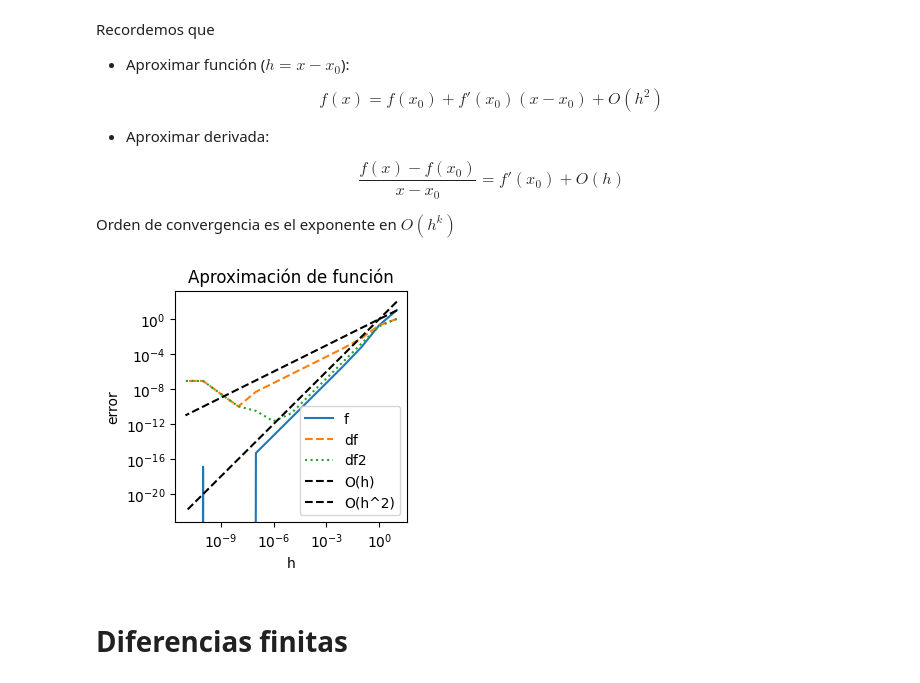
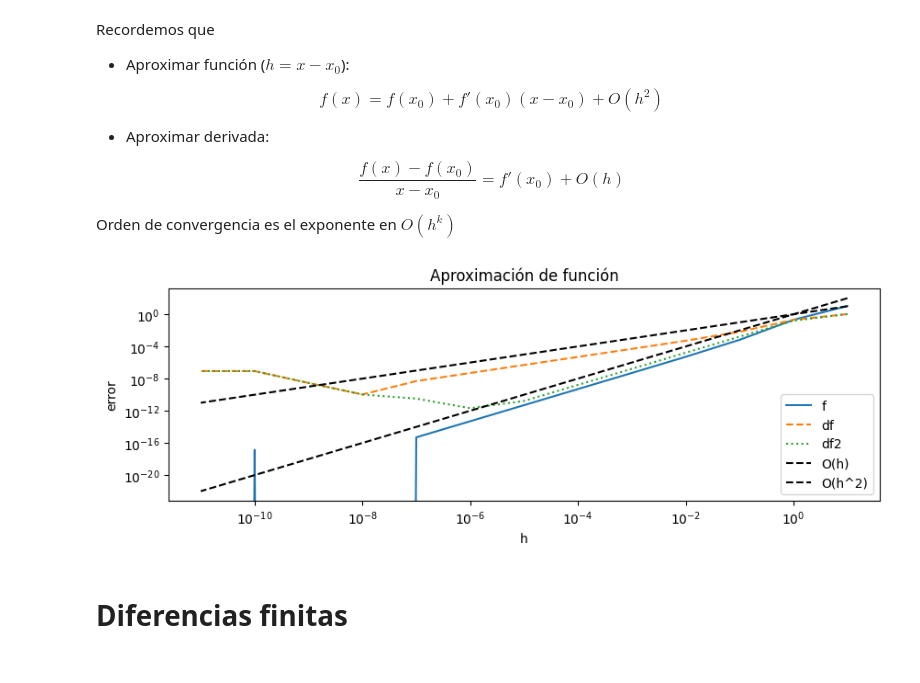
Before and after one commit to nabw/IMT1001, a Jupyter notebook: modulo-numerico/imt1001.ipynb, the cells around one changed output. Saved outputs shown, nothing was run; the diff lists cells and outputs as text; code cells hidden in the pictures.

```diff
--- a/modulo-numerico/imt1001.ipynb
+++ b/modulo-numerico/imt1001.ipynb
@@ -121,19 +122,19 @@ for h in hs:
     error_df2 = abs( (f(x+h) - f(x-h))/(2*h) - df(x) ) # Aproximación de derivada
     errors_df2.append(error_df2)
 # %%
-plt.figure(figsize=(3, 3))
+plt.figure(figsize=(10, 3))
 plt.loglog(hs, errors_f, label = "f")
 plt.loglog(hs, errors_df, linestyle='dashed', label="df")
 plt.loglog(hs, errors_df2, linestyle='dotted', label="df2")
 plt.loglog(hs, hs, linestyle='dashed', label='O(h)', color='black')
 plt.loglog(hs, [h**2 for h in hs], linestyle='dashed', label='O(h^2)', color='black')
 plt.legend()
 plt.title("Aproximación de función")
 plt.xlabel("h")
 plt.ylabel("error")
 plt.show()
 # %% [output]
-[figure, old version]
+[figure, new version]
 # %% [markdown]
 # Diferencias finitas
 # %% [markdown]
```
Also changed, not shown: parts of 16 cells of this notebook.
